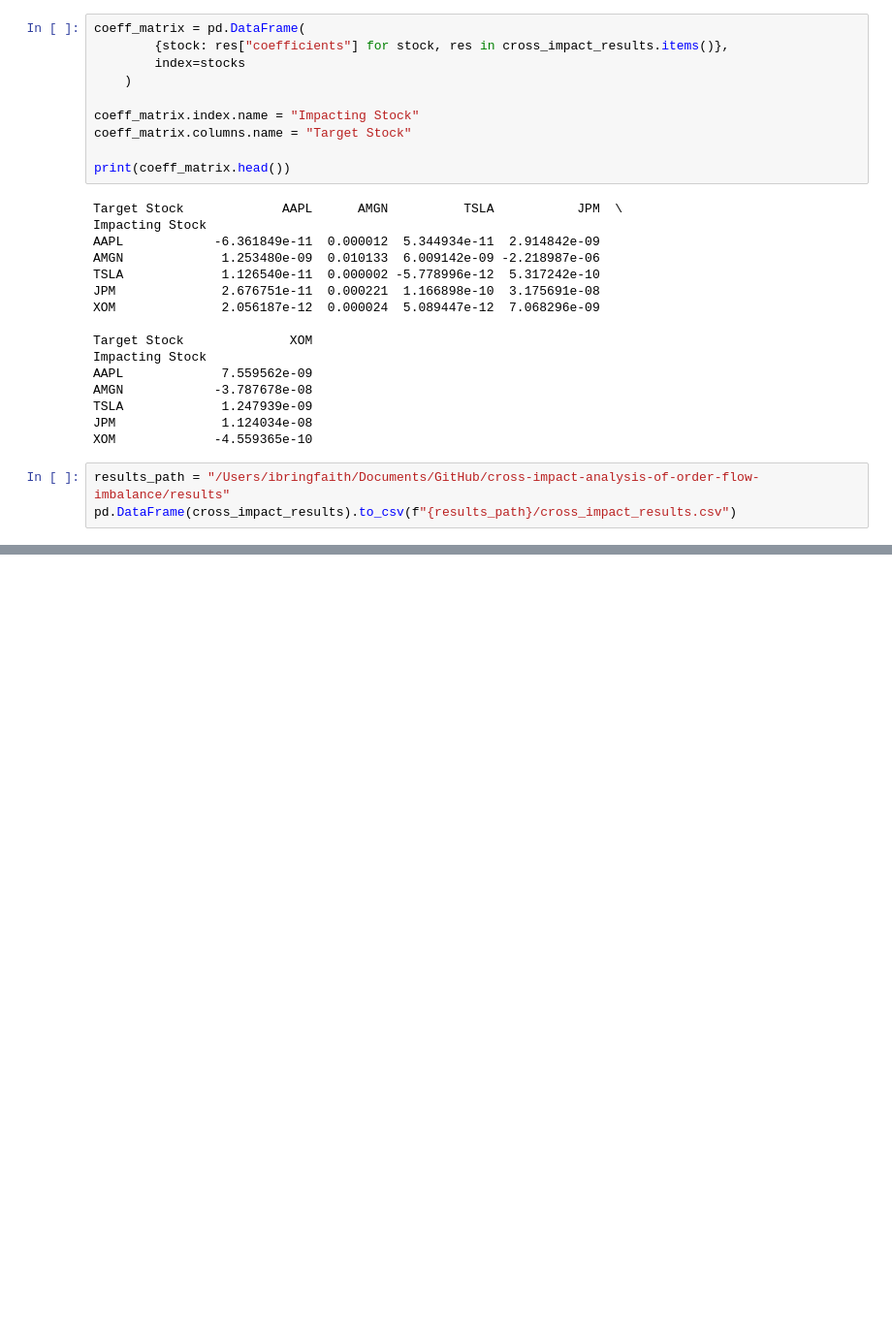
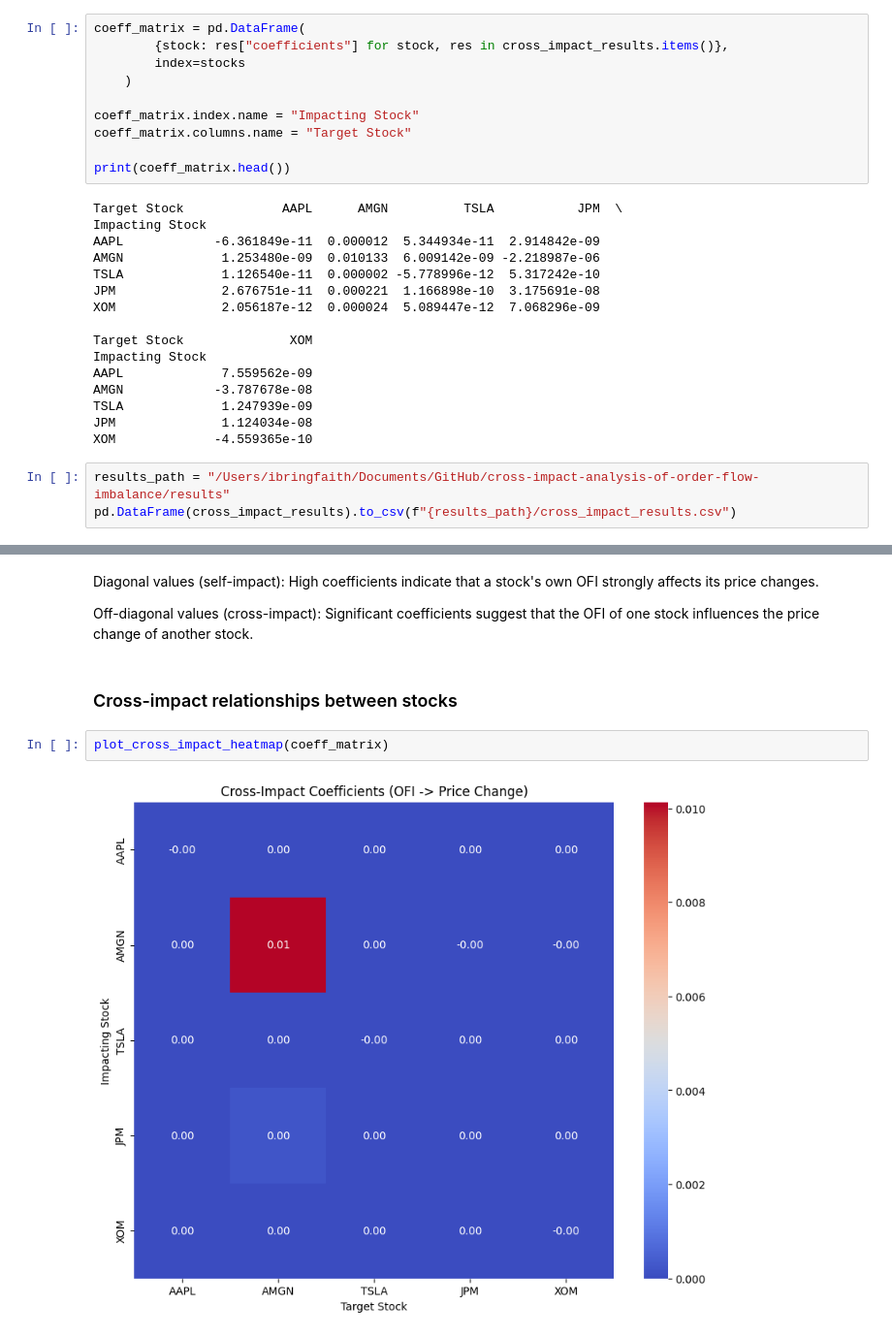
Before and after one commit to ibringfaith/cross-impact-analysis-of-order-flow-imbalance, a Jupyter notebook: notebooks/ofi_analysis.ipynb, the cells around one changed output, grey strips where cells are left out. Shown at 97% size. Drawn from its saved outputs; the diff is of its cells as text; blank space fills up the shorter version.

Commit message:
Create visualizations on cross impact relationships

```diff
--- a/notebooks/ofi_analysis.ipynb
+++ b/notebooks/ofi_analysis.ipynb
@@ -305,0 +318,10 @@ pd.DataFrame(cross_impact_results).to_csv(f"{results_path}/cross_impact_results.
+# %% [markdown]
+Diagonal values (self-impact): High coefficients indicate that a stock's own OFI strongly affects its price changes.
+
+Off-diagonal values (cross-impact): Significant coefficients suggest that the OFI of one stock influences the price change of another stock.
+# %% [markdown]
+### Cross-impact relationships between stocks
+# %%
+plot_cross_impact_heatmap(coeff_matrix)
+# %% [output]
+[figure, added]
```
Also changed, not shown: parts of 18 cells of this notebook.
